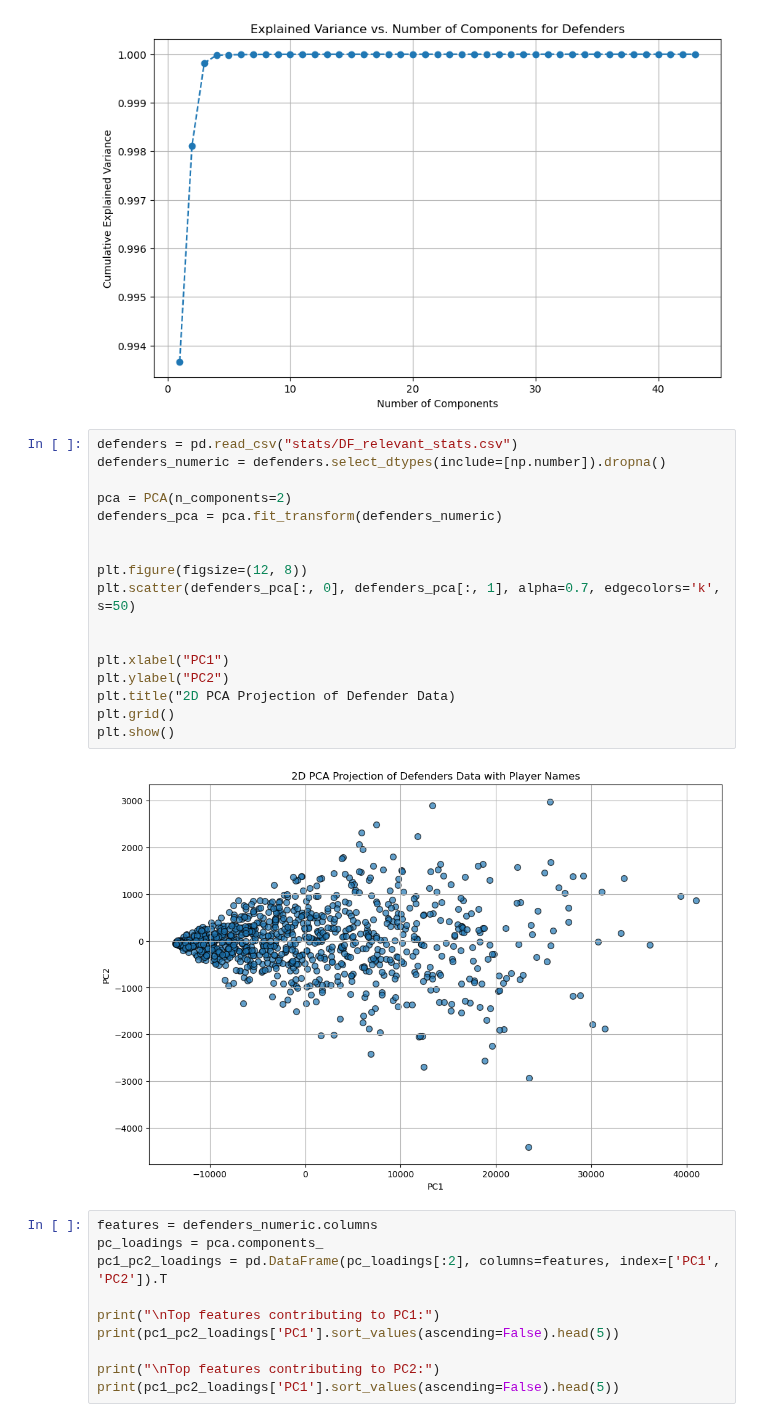
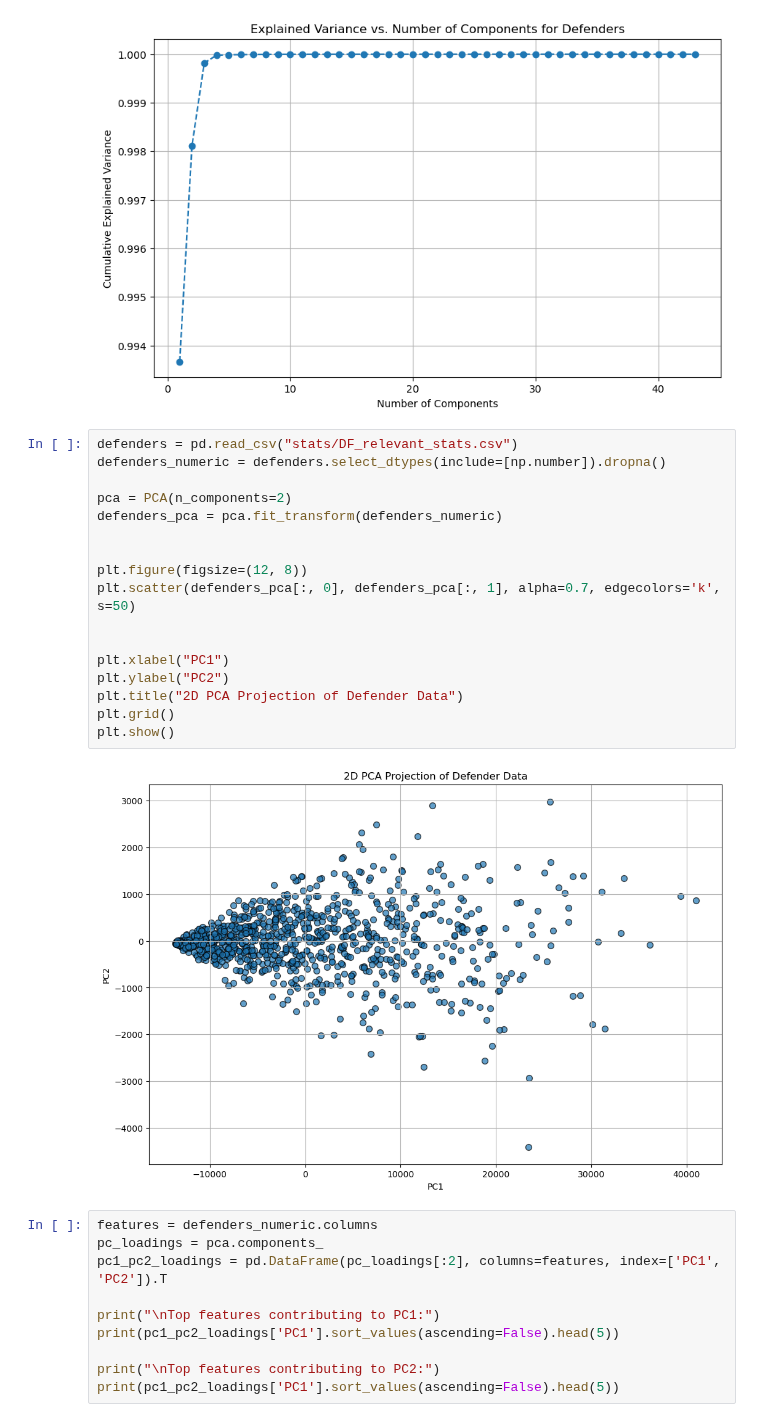
Before and after one commit to kezeani/109aproject, a Jupyter notebook: project.ipynb, the cells around one changed output. Drawn from its saved outputs; the diff is of its cells as text.

```diff
--- a/project.ipynb
+++ b/project.ipynb
@@ -223,22 +235,22 @@ plt.show()
 # %%
 defenders = pd.read_csv("stats/DF_relevant_stats.csv")
 defenders_numeric = defenders.select_dtypes(include=[np.number]).dropna()
 
 pca = PCA(n_components=2)
 defenders_pca = pca.fit_transform(defenders_numeric)
 
 
 plt.figure(figsize=(12, 8))
 plt.scatter(defenders_pca[:, 0], defenders_pca[:, 1], alpha=0.7, edgecolors='k', s=50)
 
 
 plt.xlabel("PC1")
 plt.ylabel("PC2")
-plt.title("2D PCA Projection of Defender Data)
+plt.title("2D PCA Projection of Defender Data")
 plt.grid()
 plt.show()
 # %% [output]
-[figure, old version]
+[figure, new version]
 # %%
 features = defenders_numeric.columns
 pc_loadings = pca.components_
```
Also changed, not shown: parts of 8 cells of this notebook.
